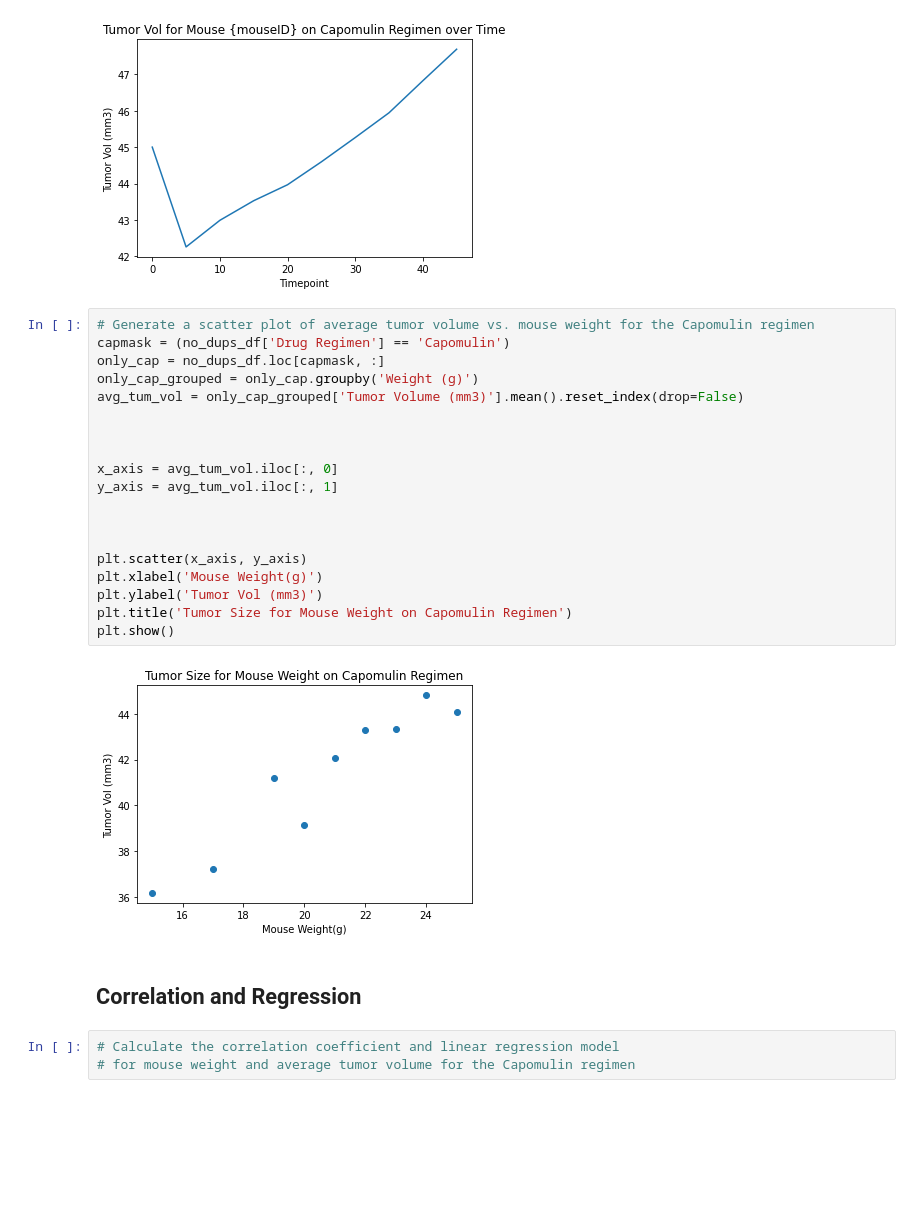
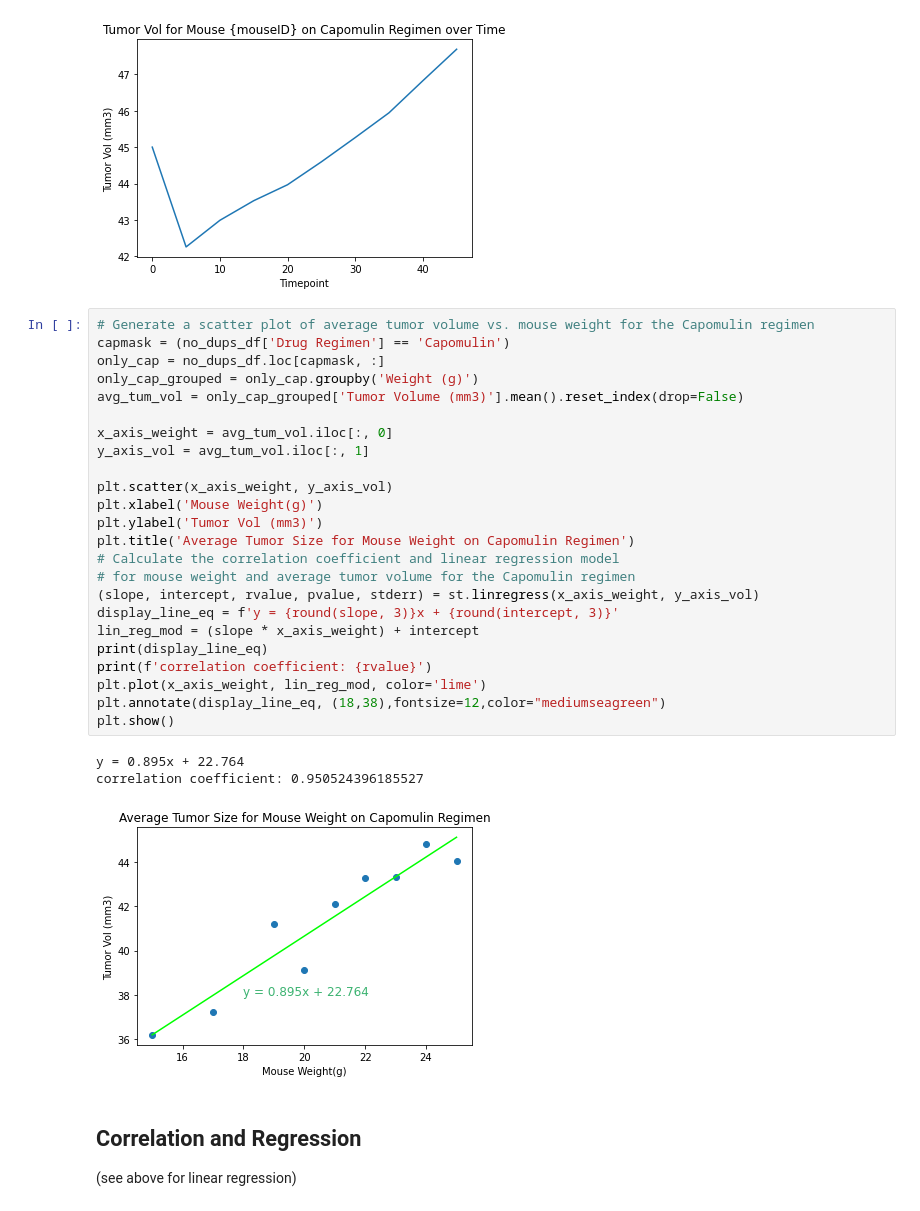
Before and after one commit to sarahDH615/matplotlib_challenge, a Jupyter notebook: pymaceuticals_starter.ipynb, the cells around one changed output. Saved outputs shown, nothing was run; the diff lists cells and outputs as text; blank space fills up the shorter version.

Commit message:
linear regression

```diff
--- a/pymaceuticals_starter.ipynb
+++ b/pymaceuticals_starter.ipynb
@@ -426,26 +426,31 @@ plt.show()
 # %%
 # Generate a scatter plot of average tumor volume vs. mouse weight for the Capomulin regimen
 capmask = (no_dups_df['Drug Regimen'] == 'Capomulin')
 only_cap = no_dups_df.loc[capmask, :]
 only_cap_grouped = only_cap.groupby('Weight (g)')
 avg_tum_vol = only_cap_grouped['Tumor Volume (mm3)'].mean().reset_index(drop=False)
 
+x_axis_weight = avg_tum_vol.iloc[:, 0]
+y_axis_vol = avg_tum_vol.iloc[:, 1]
 
-
-x_axis = avg_tum_vol.iloc[:, 0]
-y_axis = avg_tum_vol.iloc[:, 1]
-
-
-
-plt.scatter(x_axis, y_axis)
+plt.scatter(x_axis_weight, y_axis_vol)
 plt.xlabel('Mouse Weight(g)')
 plt.ylabel('Tumor Vol (mm3)')
-plt.title('Tumor Size for Mouse Weight on Capomulin Regimen')
+plt.title('Average Tumor Size for Mouse Weight on Capomulin Regimen')
+# Calculate the correlation coefficient and linear regression model
+# for mouse weight and average tumor volume for the Capomulin regimen
+(slope, intercept, rvalue, pvalue, stderr) = st.linregress(x_axis_weight, y_axis_vol)
+display_line_eq = f'y = {round(slope, 3)}x + {round(intercept, 3)}'
+lin_reg_mod = (slope * x_axis_weight) + intercept
+print(display_line_eq)
+print(f'correlation coefficient: {rvalue}')
+plt.plot(x_axis_weight, lin_reg_mod, color='lime')
+plt.annotate(display_line_eq, (18,38),fontsize=12,color="mediumseagreen")
 plt.show()
 # %% [output]
+y = 0.895x + 22.764
+correlation coefficient: 0.950524396185527
-[figure, old version]
+[figure, new version]
 # %% [markdown]
 ## Correlation and Regression
+(see above for linear regression)
-# %%
-# Calculate the correlation coefficient and linear regression model
-# for mouse weight and average tumor volume for the Capomulin regimen
```
